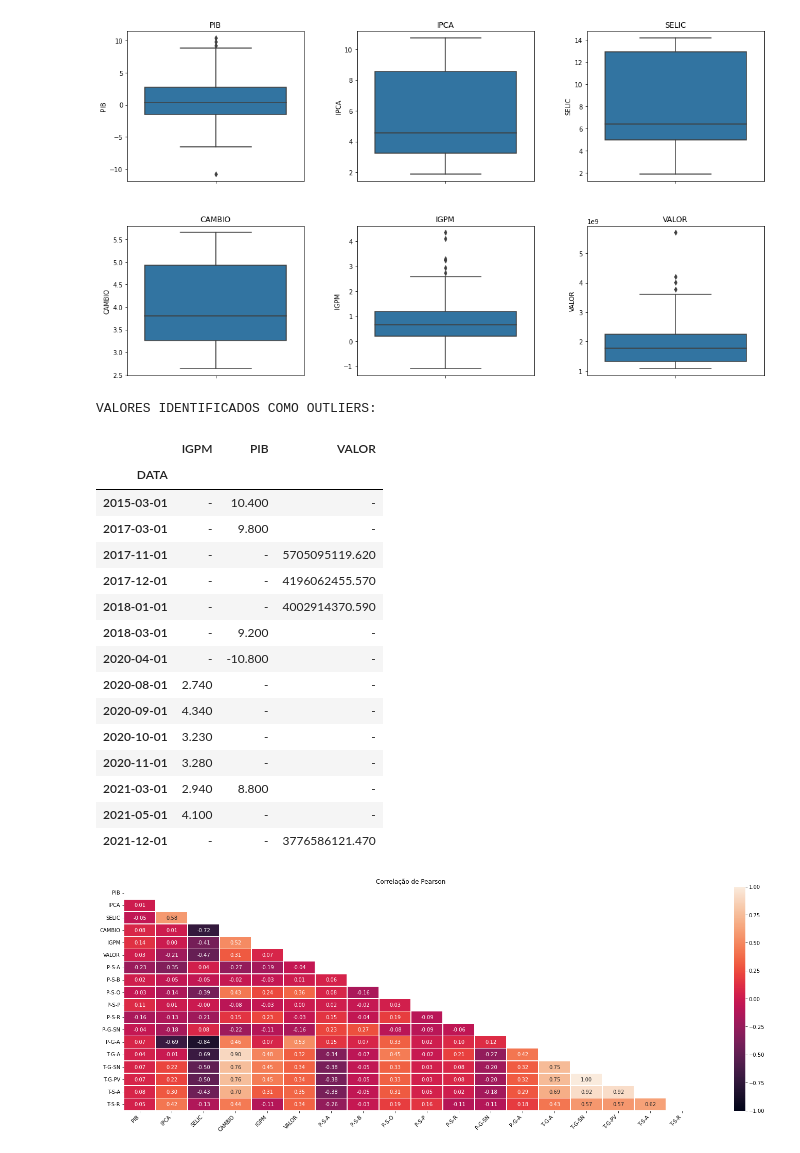
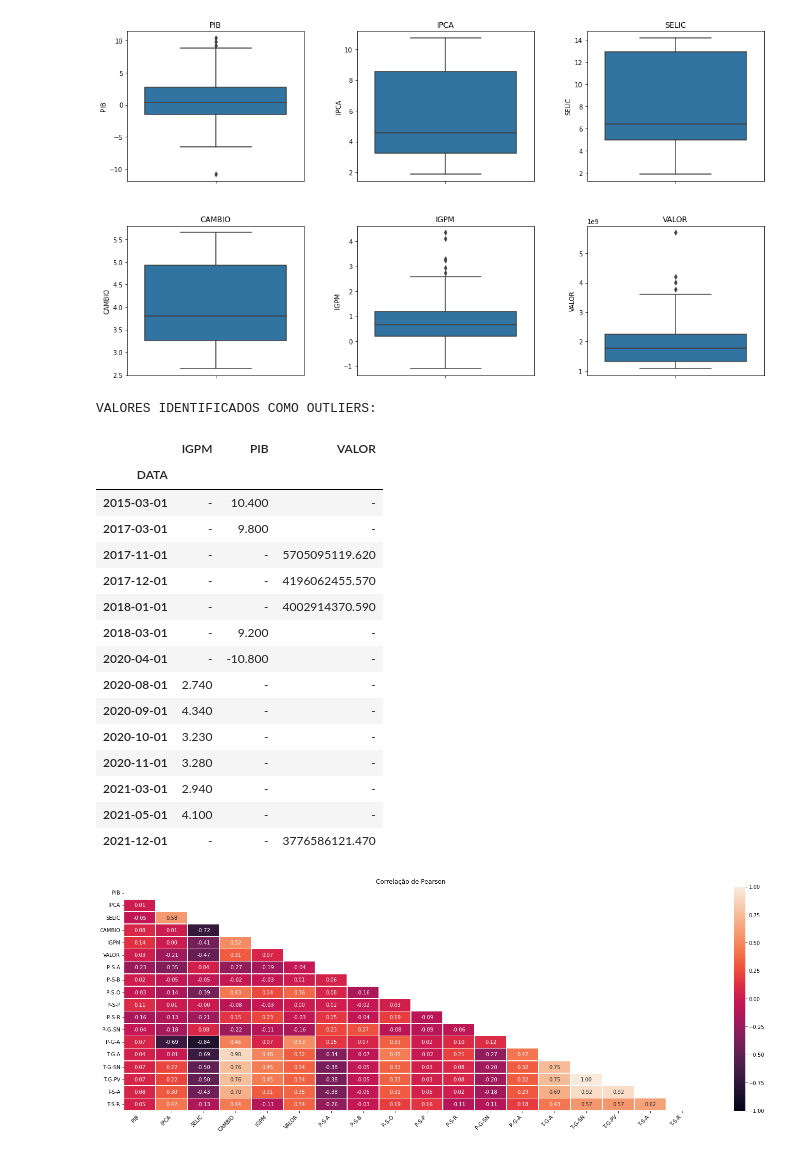
Before and after one commit to rubensqs/estimativa_dau, a Jupyter notebook: analise_dau_2015_2021.ipynb, the cells around one changed output. Cells and saved outputs as stored; diff of their text form; code cells hidden in the pictures.

```diff
--- a/analise_dau_2015_2021.ipynb
+++ b/analise_dau_2015_2021.ipynb
@@ -371,34 +371,34 @@ plt.show()
 [figure]
 # %%
 #Identificando os Outliers apontados pelo Boxplot
-outliers1 = pd.merge(varmacroarrecad_15_21.query('IGPM > 2.7')['IGPM'],
-                    varmacroarrecad_15_21.query('PIB > 8.3')['PIB'],
+outliers1 = pd.merge(varmacroarrecad_15_21.query('IGPM > 2.68')['IGPM'],
+                    varmacroarrecad_15_21.query('PIB > 9')['PIB'],
                      how='outer', on='DATA')
-outliers2 = pd.merge(varmacroarrecad_15_21.query('PIB < -7')['PIB'],
-                    varmacroarrecad_15_21.query('VALOR > 3700000000')['VALOR'],
+outliers2 = pd.merge(varmacroarrecad_15_21.query('PIB < -7.85')['PIB'],
+                    varmacroarrecad_15_21.query('VALOR > 3665100232')['VALOR'],
                     how='outer', on='DATA')
 
 outliers = pd.concat([outliers1, outliers2])
 outliers.fillna('-', inplace=True)
 outliers = outliers.sort_values(by='DATA')
 print('VALORES IDENTIFICADOS COMO OUTLIERS:')
 outliers
 # %% [output]
 VALORES IDENTIFICADOS COMO OUTLIERS:
 |  | IGPM | PIB | VALOR |
 | DATA |  |  |  |
 | 2015-03-01 | - | 10.400 | - |
 | 2017-03-01 | - | 9.800 | - |
 | 2017-11-01 | - | - | 5705095119.620 |
 | 2017-12-01 | - | - | 4196062455.570 |
 | 2018-01-01 | - | - | 4002914370.590 |
 | 2018-03-01 | - | 9.200 | - |
 | 2020-04-01 | - | -10.800 | - |
 | 2020-08-01 | 2.740 | - | - |
 | 2020-09-01 | 4.340 | - | - |
 | 2020-10-01 | 3.230 | - | - |
 | 2020-11-01 | 3.280 | - | - |
-| 2021-03-01 | 2.940 | 8.800 | - |
+| 2021-03-01 | 2.940 | - | - |
 | 2021-05-01 | 4.100 | - | - |
 | 2021-12-01 | - | - | 3776586121.470 |
 # %%
```
